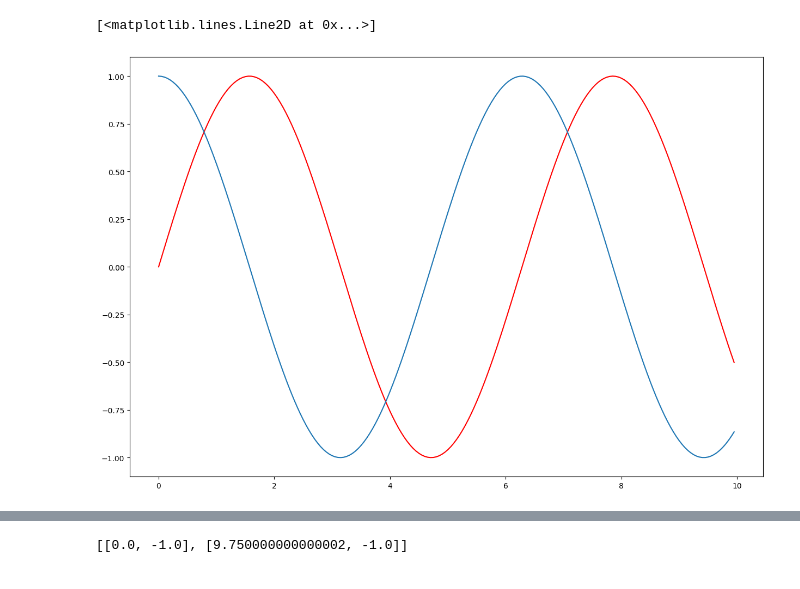
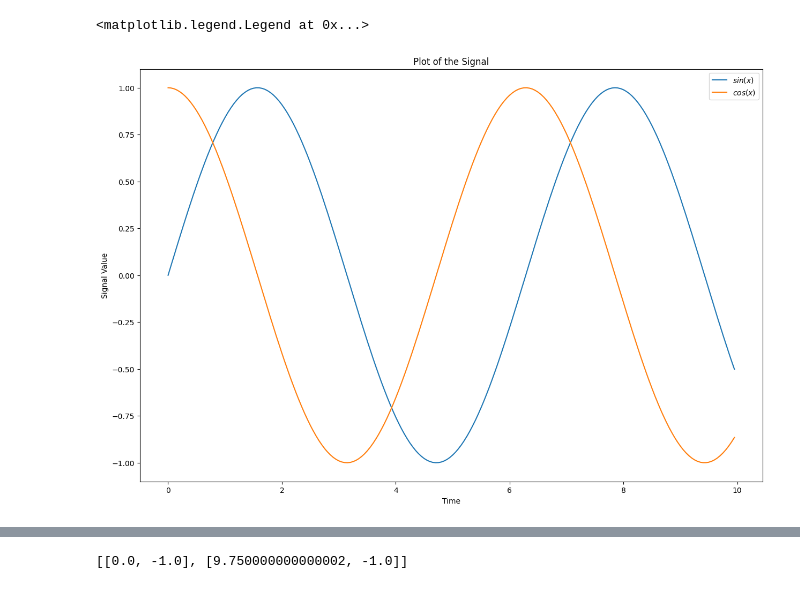
Before and after one commit to simonesilvetti/teaching_2024_cps, a Jupyter notebook: lab-1/getting_started.ipynb, the cells around one changed output, grey strips where cells are left out. Saved outputs shown, nothing was run; the diff lists cells and outputs as text; code cells hidden in the pictures.

```diff
--- a/lab-1/getting_started.ipynb
+++ b/lab-1/getting_started.ipynb
@@ -5,14 +5,18 @@ import matplotlib.pyplot as plt
 # %%
 ## STEP 1: generate the  signal
 time =list(np.arange(0,10,0.05))
 f1,f2 = np.sin(time),np.cos(time)
 
 plt.rcParams["figure.figsize"] = (15,10)
-plt.plot(time,f1, color='red')
-plt.plot(time,f2)
+plt.plot(time,f1, label = '$sin(x)$')
+plt.plot(time,f2, label = '$cos(x)$')
+plt.title("Plot of the Signal")
+plt.xlabel("Time")
+plt.ylabel("Signal Value")
+plt.legend()
 # %% [output]
-[<matplotlib.lines.Line2D at 0x...>]
+<matplotlib.legend.Legend at 0x...>
-[figure, old version]
+[figure, new version]
 # %%
 ## STEP 2: describe and load the monitor
 
```
Also changed, not shown: parts of 9 cells of this notebook, 6 other files.
